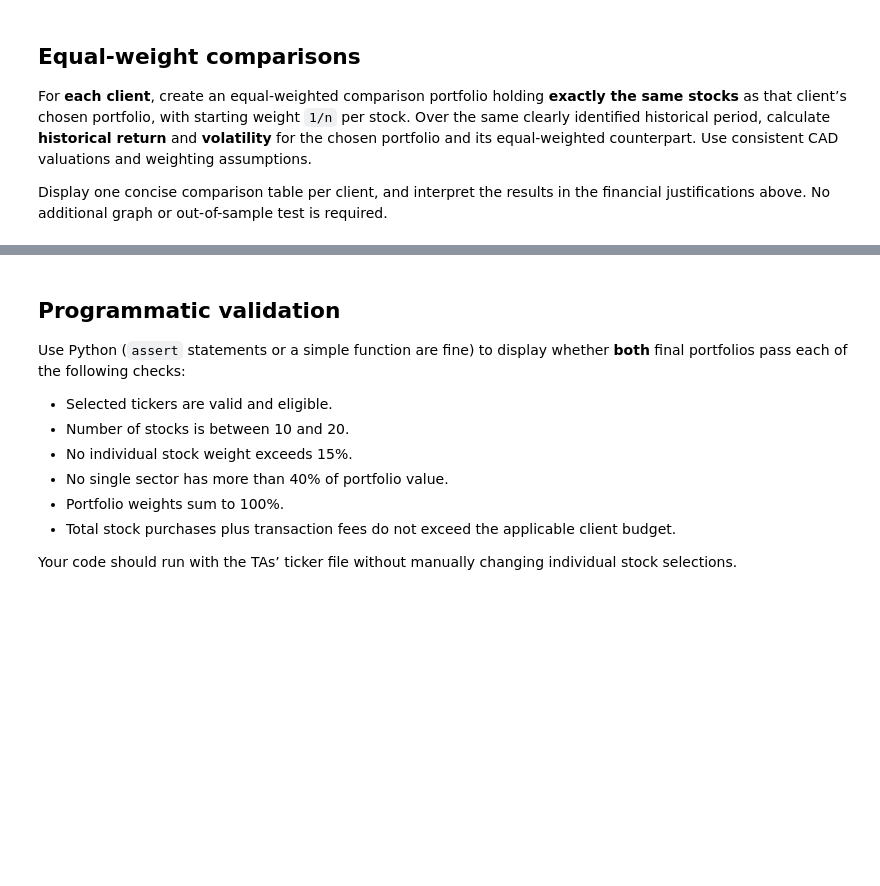
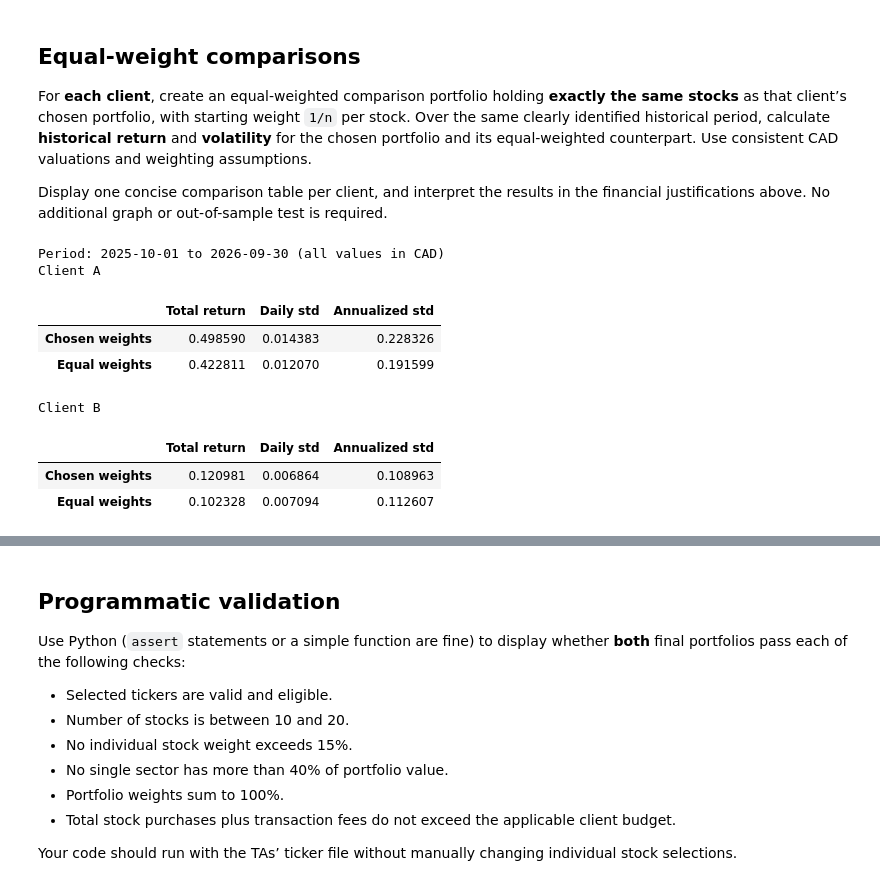
Before and after one commit to McMuf/cfmtrading08, a Jupyter notebook: Team_12_Assignment_2026.ipynb, the cells around one changed output, grey strips where cells are left out. Cells and saved outputs as stored; diff of their text form; code cells hidden in the pictures; blank space fills up the shorter version.

```diff
--- a/Team_12_Assignment_2026.ipynb
+++ b/Team_12_Assignment_2026.ipynb
@@ -312,3 +416,19 @@ Construct a portfolio intended to achieve the **lowest risk**, defined as the st
 For **each client**, create an equal-weighted comparison portfolio holding **exactly the same stocks** as that client’s chosen portfolio, with starting weight `1/n` per stock. Over the same clearly identified historical period, calculate **historical return** and **volatility** for the chosen portfolio and its equal-weighted counterpart. Use consistent CAD valuations and weighting assumptions.
 
 Display one concise comparison table per client, and interpret the results in the financial justifications above. No additional graph or out-of-sample test is required.
+# %%
+print('Period:', prices.index[0].date(), 'to', prices.index[-1].date(), '(all values in CAD)')
+print('Client A')
+display(comparison(weights_a))
+print('Client B')
+display(comparison(weights_b))
+# %% [output]
+Period: 2025-10-01 to 2026-09-30 (all values in CAD)
+Client A
+|  | Total return | Daily std | Annualized std |
+| Chosen weights | 0.498590 | 0.014383 | 0.228326 |
+| Equal weights | 0.422811 | 0.012070 | 0.191599 |
+Client B
+|  | Total return | Daily std | Annualized std |
+| Chosen weights | 0.120981 | 0.006864 | 0.108963 |
+| Equal weights | 0.102328 | 0.007094 | 0.112607 |
```
Also changed, not shown: parts of 14 cells of this notebook, 2 other files.
